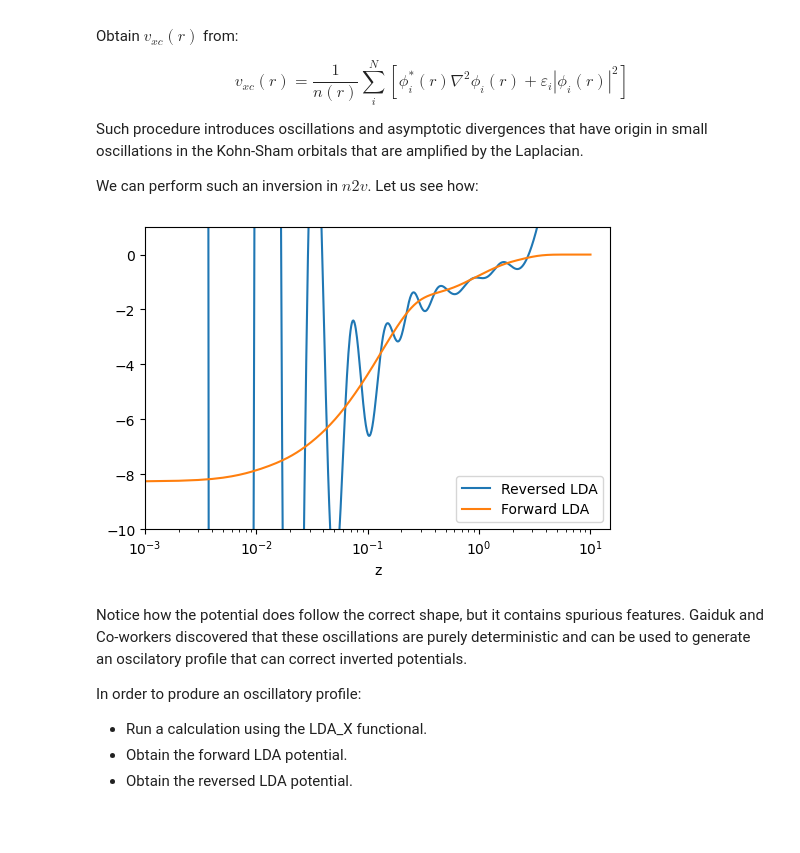
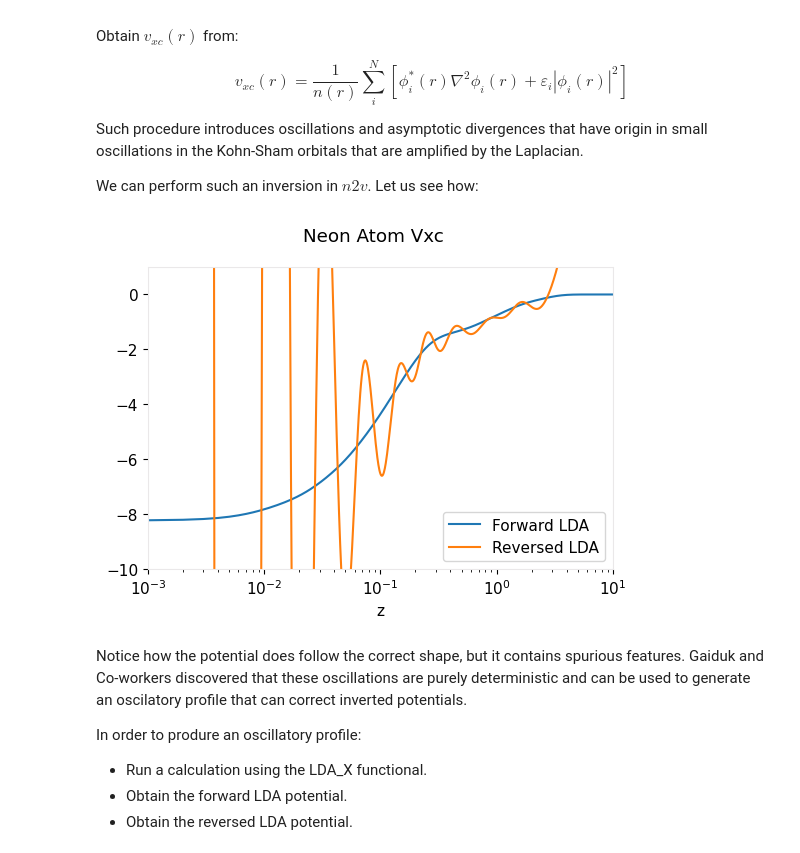
Before and after one commit to wasserman-group/n2v_examples, a Jupyter notebook: Grid/02_Removal_of_Basis_Set_Artifacts.ipynb, the cells around one changed output. Cells and saved outputs as stored; diff of their text form; code cells hidden in the pictures; blank space fills up the shorter version.

```diff
--- a/Grid/02_Removal_of_Basis_Set_Artifacts.ipynb
+++ b/Grid/02_Removal_of_Basis_Set_Artifacts.ipynb
@@ -27,6 +27,11 @@ import n2v
 import psi4
 import matplotlib.pyplot as plt
 import numpy as np
+
+import matplotlib as mpl
+mpl.rcParams["font.size"] = 11
+mpl.rcParams["font.family"] = "sans-serif"
+mpl.rcParams["axes.edgecolor"] = "#eae8e9"
 # %%
 #Set options within Psi4.
 #Saving the jk object prevents n2v to build it again.
@@ -76,26 +81,27 @@ vxc_inverted = ine.invert_kohn_sham_equations(wfn, grid)
 #The previous function will generate the appropriatte components on the grid to build the last equation from the introduction.
 # %%
 #Compare the performance of direct and reversed calculation of vxc.
+vxc0 = ine.on_grid_vxc(Da=wfn.Da().np, Db=wfn.Db().np, grid=grid)
 
 #---------------> Plot
 fig, ax = plt.subplots(1,1, dpi=100)
 
 
 #---------------> Data
+ax.plot(x, vxc0, label="Forward LDA")
 ax.plot(x, vxc_inverted, label="Reversed LDA")
-ax.plot(x, vxc_0, label="Forward LDA")
-
 
 #---------------> Formatting
-ax.set_xlim(0.001,15)
+ax.set_xlim(0.001,10)
 ax.set_ylim(-10,1)
 ax.set_xscale('log')
 ax.set_xlabel('z')
 ax.legend()
 
+fig.suptitle("Neon Atom Vxc")
 fig.show()
 # %% [output]
-[figure, old version]
+[figure, new version]
 # %% [markdown]
 Notice how the potential does follow the correct shape, but it contains spurious features. Gaiduk and Co-workers discovered that these oscillations are purely deterministic and can be used to generate an oscilatory profile that can correct inverted potentials.
 
```
Also changed, not shown: parts of 5 cells of this notebook.
